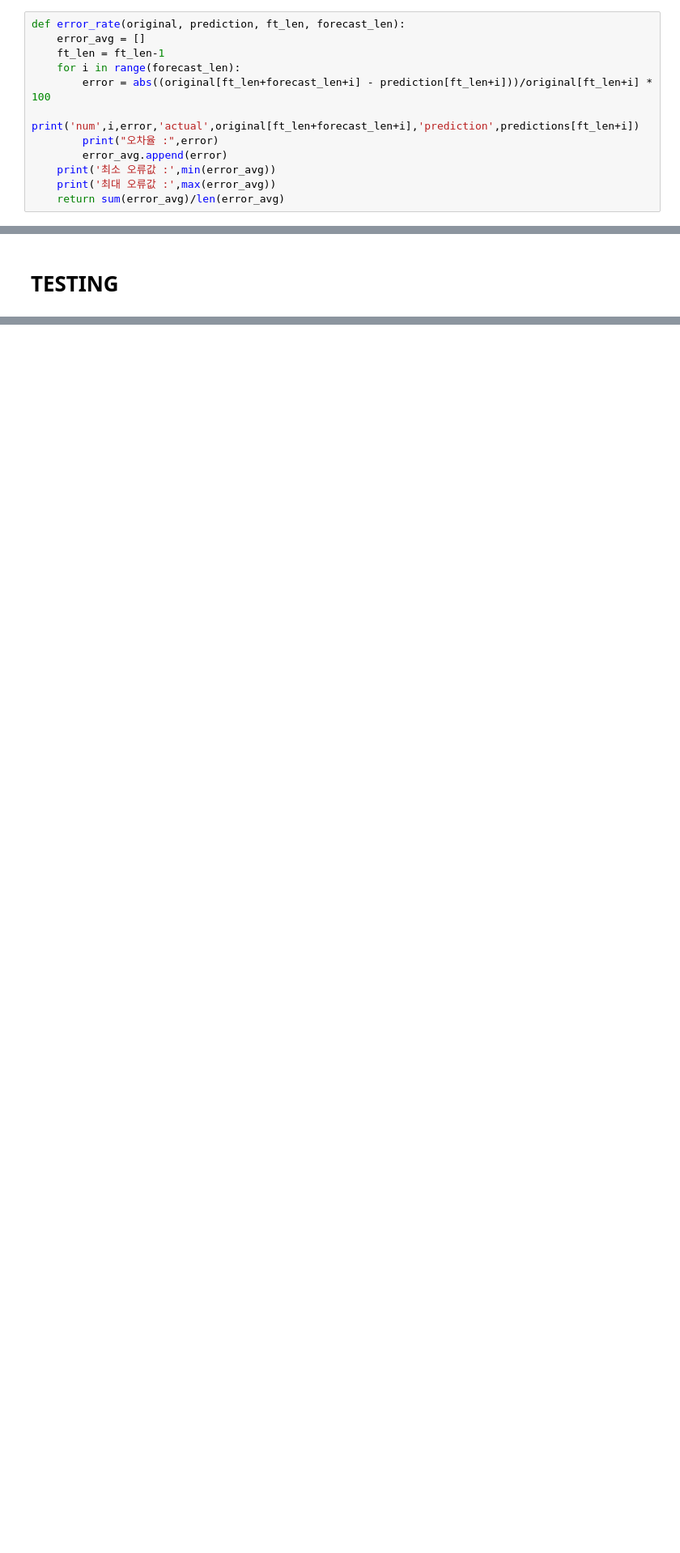
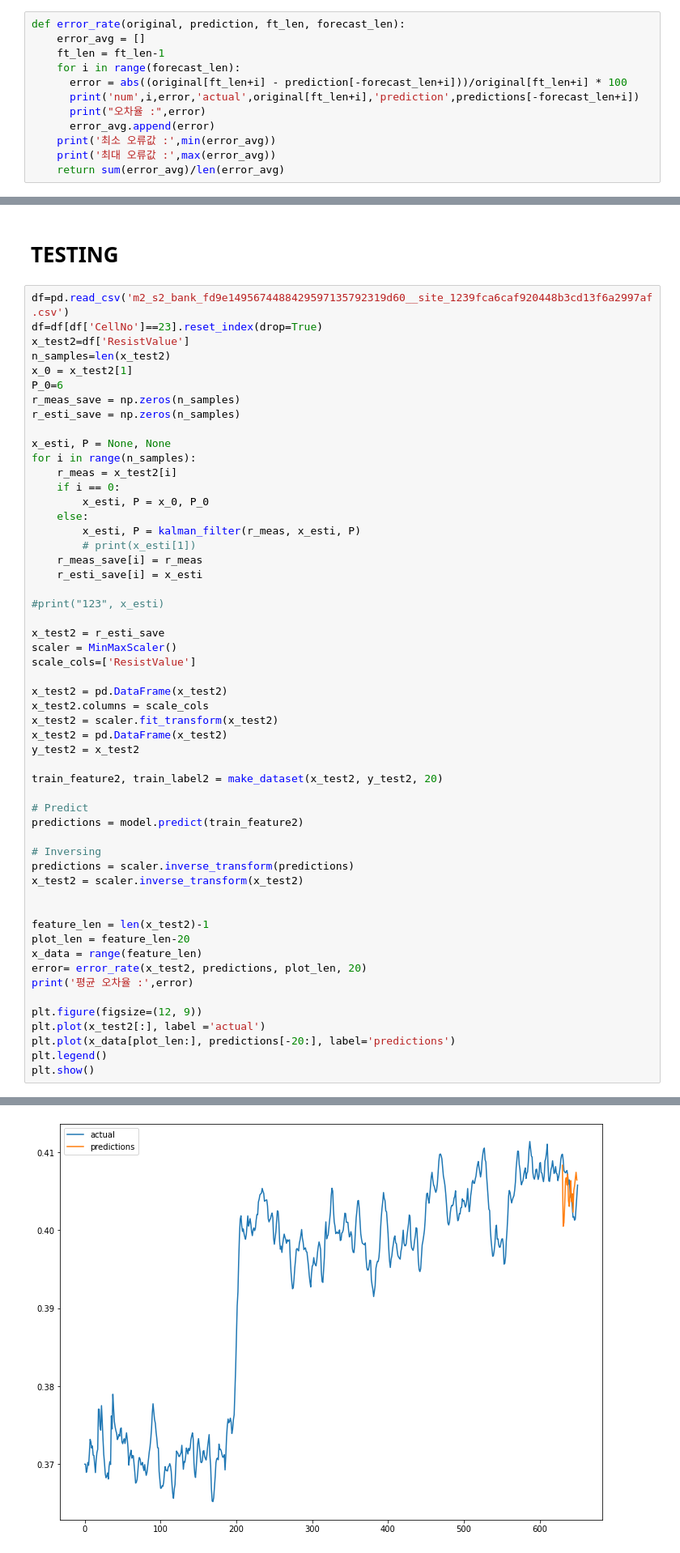
Before and after one commit to robertchoi/BatteryDatasetImplementation, a Jupyter notebook: 최형선/LSTM_0617_전처리X_학습.ipynb, the cells around one changed output, grey strips where cells are left out. Shown: that part at 81% size. Cells and saved outputs as stored; diff of their text form; blank space fills up the shorter version.

```diff
--- a/최형선/LSTM_0617_전처리X_학습.ipynb
+++ b/최형선/LSTM_0617_전처리X_학습.ipynb
@@ -28,10 +28,10 @@ def error_rate(original, prediction, ft_len, forecast_len):
     error_avg = []
     ft_len = ft_len-1
     for i in range(forecast_len):
-        error = abs((original[ft_len+forecast_len+i] - prediction[ft_len+i]))/original[ft_len+i] * 100
-        print('num',i,error,'actual',original[ft_len+forecast_len+i],'prediction',predictions[ft_len+i])
-        print("오차율 :",error)
-        error_avg.append(error)
+      error = abs((original[ft_len+i] - prediction[-forecast_len+i]))/original[ft_len+i] * 100
+      print('num',i,error,'actual',original[ft_len+i],'prediction',predictions[-forecast_len+i])
+      print("오차율 :",error)
+      error_avg.append(error)
     print('최소 오류값 :',min(error_avg))
     print('최대 오류값 :',max(error_avg))
     return sum(error_avg)/len(error_avg)
@@ -174,2 +174,57 @@ Epoch 100/100
 # %% [markdown]
 # TESTING
+# %%
+df=pd.read_csv('m2_s2_bank_fd9e1495674488429597135792319d60__site_1239fca6caf920448b3cd13f6a2997af.csv')
+df=df[df['CellNo']==23].reset_index(drop=True)
+x_test2=df['ResistValue']
+n_samples=len(x_test2)
+x_0 = x_test2[1]
+P_0=6
+r_meas_save = np.zeros(n_samples)
+r_esti_save = np.zeros(n_samples)
+
+x_esti, P = None, None
+for i in range(n_samples):
+    r_meas = x_test2[i]
+    if i == 0:
+        x_esti, P = x_0, P_0
+    else:
+        x_esti, P = kalman_filter(r_meas, x_esti, P)
+        # print(x_esti[1])
+    r_meas_save[i] = r_meas
+    r_esti_save[i] = x_esti
+
+#print("123", x_esti)
+
+x_test2 = r_esti_save
+scaler = MinMaxScaler()
+scale_cols=['ResistValue']
+
+x_test2 = pd.DataFrame(x_test2)
+x_test2.columns = scale_cols
+x_test2 = scaler.fit_transform(x_test2)
+x_test2 = pd.DataFrame(x_test2)
+y_test2 = x_test2
+
+train_feature2, train_label2 = make_dataset(x_test2, y_test2, 20)
+
+# Predict
+predictions = model.predict(train_feature2)
+
+# Inversing
+predictions = scaler.inverse_transform(predictions)
+x_test2 = scaler.inverse_transform(x_test2)
+
+
+feature_len = len(x_test2)-1
+plot_len = feature_len-20
+x_data = range(feature_len)
+error= error_rate(x_test2, predictions, plot_len, 20)
+print('평균 오차율 :',error)
+
+plt.figure(figsize=(12, 9))
+plt.plot(x_test2[:], label ='actual')
+plt.plot(x_data[plot_len:], predictions[-20:], label='predictions')
+plt.legend()
+plt.show()
+# %% [output]
@@ -176 +248,2 @@ Epoch 100/100
+[figure, added]
 # %%
```
Also changed, not shown: parts of 7 cells of this notebook, 3 other files.
